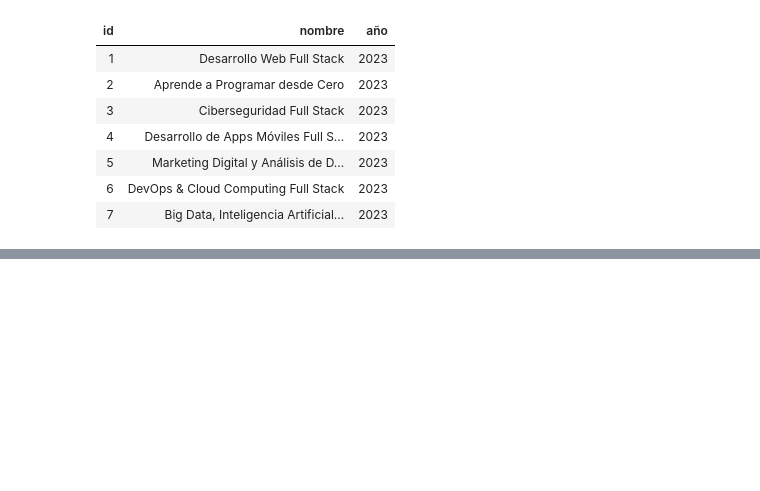
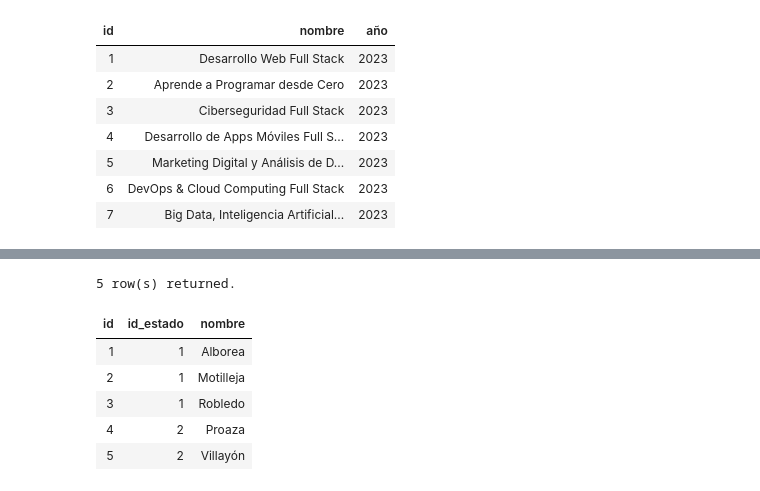
Before and after one commit to alexjust-data/FullStack06_SQL, a Jupyter notebook: 00_SEMINARIO.ipynb, the cells around one changed output, grey strips where cells are left out. Saved outputs shown, nothing was run; the diff lists cells and outputs as text; code cells hidden in the pictures; blank space fills up the shorter version.

```diff
--- a/00_SEMINARIO.ipynb
+++ b/00_SEMINARIO.ipynb
@@ -869,0 +947,10 @@ select * from keepcoding.curso;
+# %%
+select * from keepcoding.poblacion limit 5;
+# %% [output]
+5 row(s) returned.
+| id | id_estado | nombre |
+| 1 | 1 | Alborea |
+| 2 | 1 | Motilleja |
+| 3 | 1 | Robledo |
+| 4 | 2 | Proaza |
+| 5 | 2 | Villayón |
```
Also changed, not shown: parts of 24 cells of this notebook, 7 other files.
